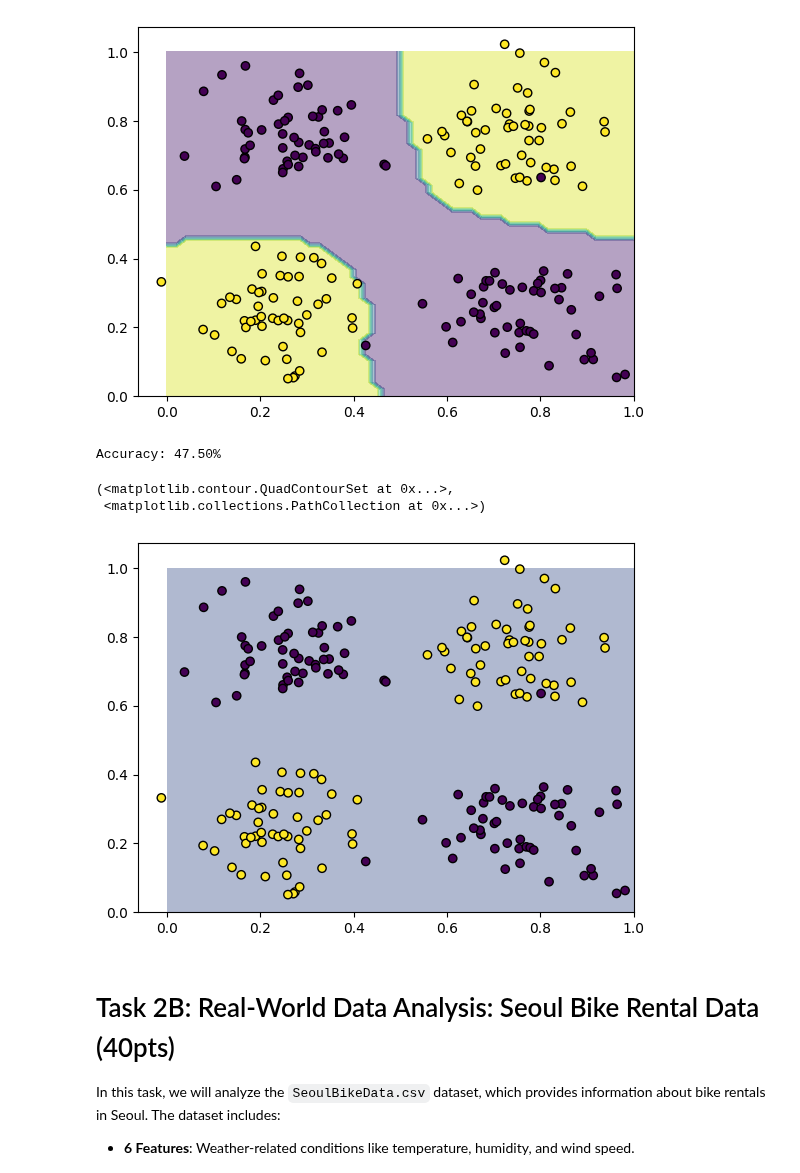
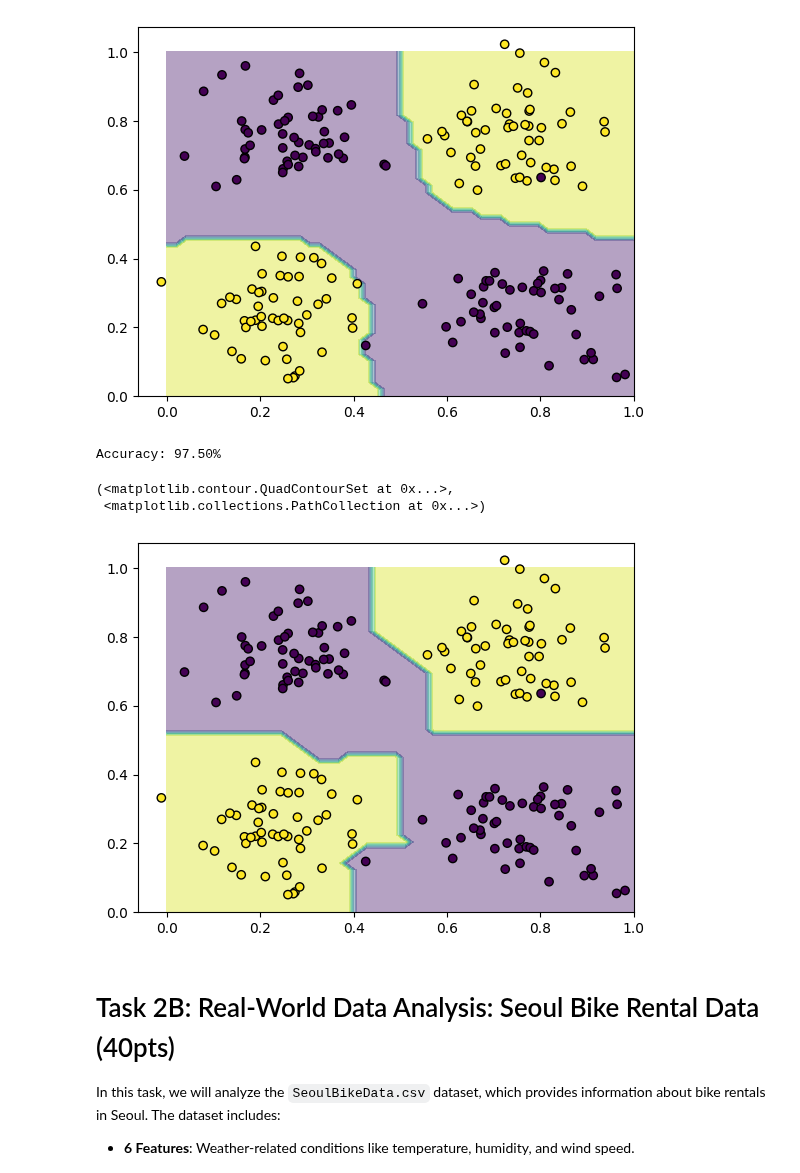
Before and after one commit to nickmvega/machine-learning, a Jupyter notebook: project_2/project2_src_vega_roth.ipynb, the cells around one changed output. Cells and saved outputs as stored; diff of their text form; code cells hidden in the pictures.

```diff
--- a/project_2/project2_src_vega_roth.ipynb
+++ b/project_2/project2_src_vega_roth.ipynb
@@ -337,7 +340,7 @@ Try the linear kernel (polynomial with $p = 1$) and plot the decision boundary.
 <span style="color:red"> TODO: </span> Report on the performance and behavior of the model.
 # %%
 ## results for linear kernel
-model = KernelPerceptron(kernel=PolynomialKernel(p = 1), T=10)
+model = KernelPerceptron(kernel=PolynomialKernel(p = 1), T=1)
 model.fit(Xtrain, ytrain)
 ypred = model.predict(Xtest)
 print('Accuracy: %.2f%%' % (accuracy_score(ytest, ypred) * 100))
@@ -381,16 +384,16 @@ Accuracy: 97.50%
 # %%
 #### TODO: YOUR CODE HERE
 # perform regression with Laplace kernel
-model = KernelPerceptron(kernel=LaplaceKernel(sigma = 5), T=10)
+model = KernelPerceptron(kernel=LaplaceKernel(sigma = 0.05), T=10)
 model.fit(Xtrain, ytrain)
 ypred = model.predict(Xtest)
 print('Accuracy: %.2f%%' % (accuracy_score(ytest, ypred) * 100))
 plot_decision_bounday_kernel_perceptron(model)
 # %% [output]
-Accuracy: 47.50%
+Accuracy: 97.50%
 (<matplotlib.contour.QuadContourSet at 0x...>,
  <matplotlib.collections.PathCollection at 0x...>)
-[figure, old version]
+[figure, new version]
 # %% [markdown]
 # Task 2B: Real-World Data Analysis: Seoul Bike Rental Data (40pts)
 
```
Also changed, not shown: parts of 7 cells of this notebook.
